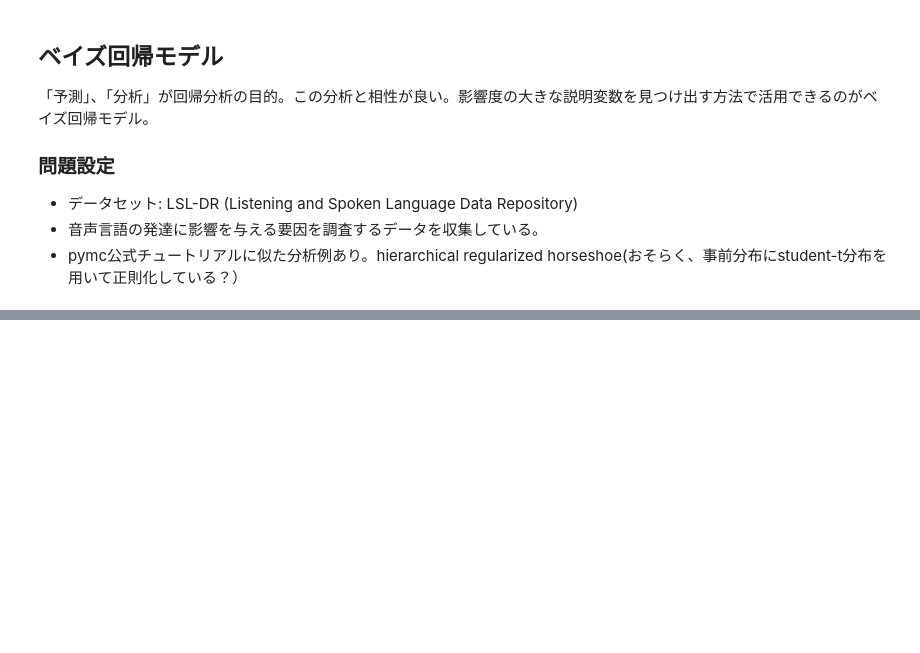
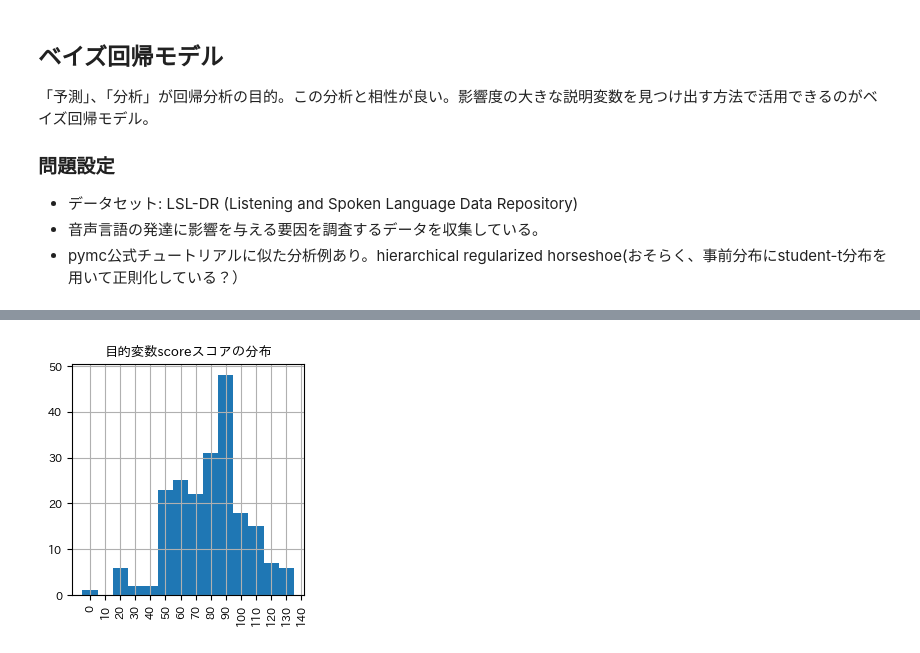
Before and after one commit to makkimaki/python-bayes-intro, a Jupyter notebook: すらすらベイズ写経_3−2.ipynb, the cells around one changed output, grey strips where cells are left out. Drawn from its saved outputs; the diff is of its cells as text; code cells hidden in the pictures; blank space fills up the shorter version.

```diff
--- a/すらすらベイズ写経_3−2.ipynb
+++ b/すらすらベイズ写経_3−2.ipynb
@@ -32,0 +55,4 @@ pd.set_option("display.max_columns", None)
+# %%
+df = pd.read_csv(pm.get_data("test_scores.csv"), index_col=0)
+
+df.head()
@@ -32,0 +66,10 @@ pd.set_option("display.max_columns", None)
+# %%
+bins = np.arange(0, 150, 10)
+fig, ax = plt.subplots()
+df["score"].hist(bins=bins, align="left")
+plt.setp(ax.get_xticklabels(), rotation=90)
+plt.title("目的変数scoreスコアの分布")
+plt.xticks(bins);
+plt.show()
+# %% [output]
+[figure, added]
```
Also changed, not shown: parts of 16 cells of this notebook.
